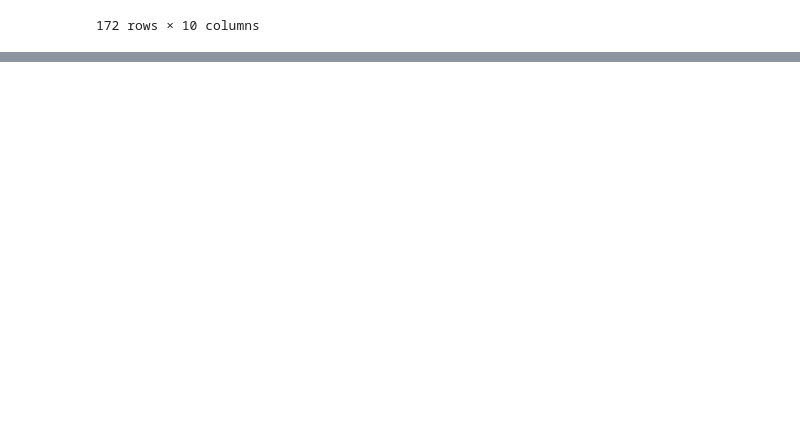
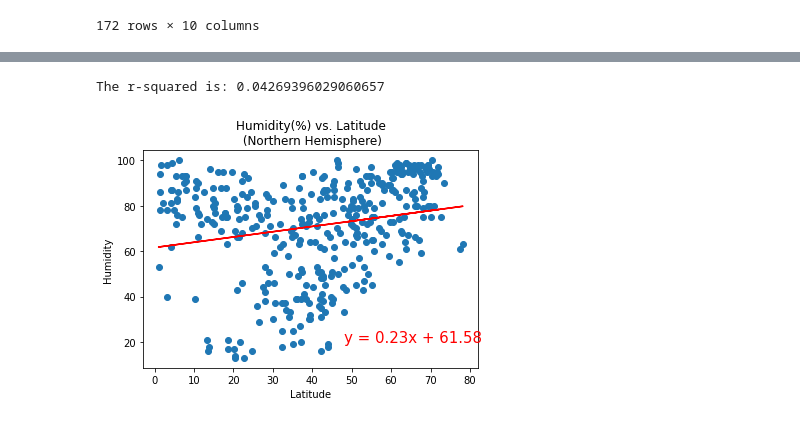
Before and after one commit to Colleen-Cobb/python-api-challenge, a Jupyter notebook: WeatherPy/WeatherPy.ipynb, the cells around one changed output, grey strips where cells are left out. Cells and saved outputs as stored; diff of their text form; code cells hidden in the pictures; blank space fills up the shorter version.

```diff
--- a/WeatherPy/WeatherPy.ipynb
+++ b/WeatherPy/WeatherPy.ipynb
@@ -281,0 +326,18 @@ southern_weather
+# %%
+x_value=northern_weather["Lat"]
+n_hum=northern_weather["Humidity"]
+
+(slope, intercept, rvalue, pvalue, stderr) = linregress(x_value, n_hum)
+regress_values = x_value * slope + intercept
+line_eq = "y = " + str(round(slope,2)) + "x + " + str(round(intercept,2))
+plt.scatter(x_value, n_hum)
+plt.plot(x_value, regress_values,"r-")
+plt.annotate(line_eq,(48,20),fontsize=15,color="red")
+plt.xlabel("Latitude")
+plt.ylabel("Humidity")
+plt.title("Humidity(%) vs. Latitude\n (Northern Hemisphere)")
+print(f"The r-squared is: {rvalue**2}")
+plt.show()
+# %% [output]
+The r-squared is: 0.04269396029060657
+[figure, added]
```
Also changed, not shown: parts of 15 cells of this notebook.
